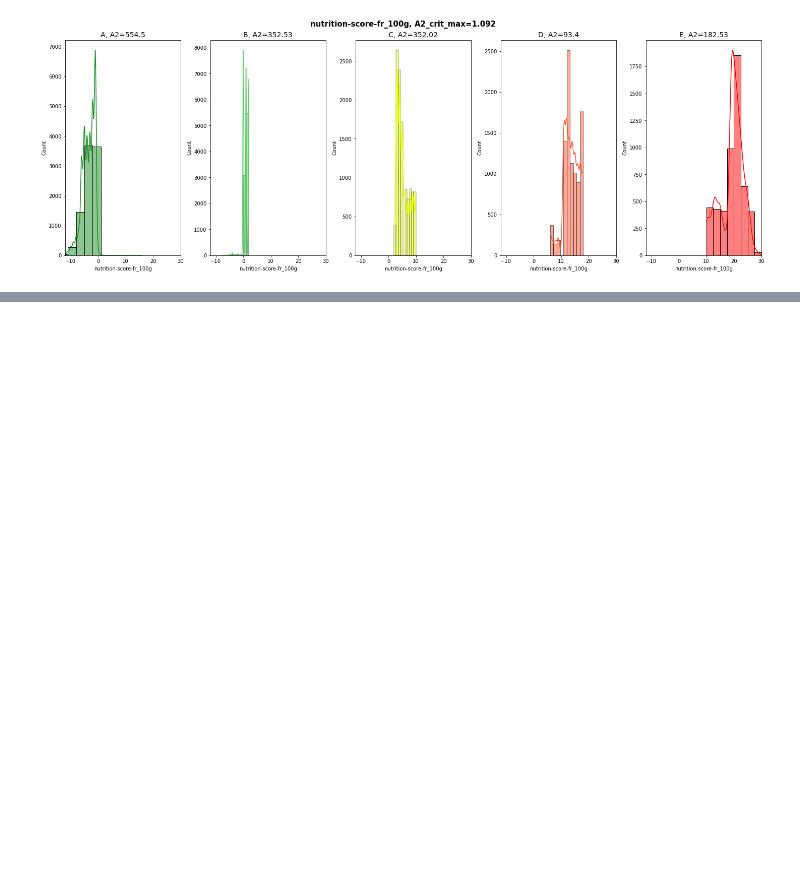
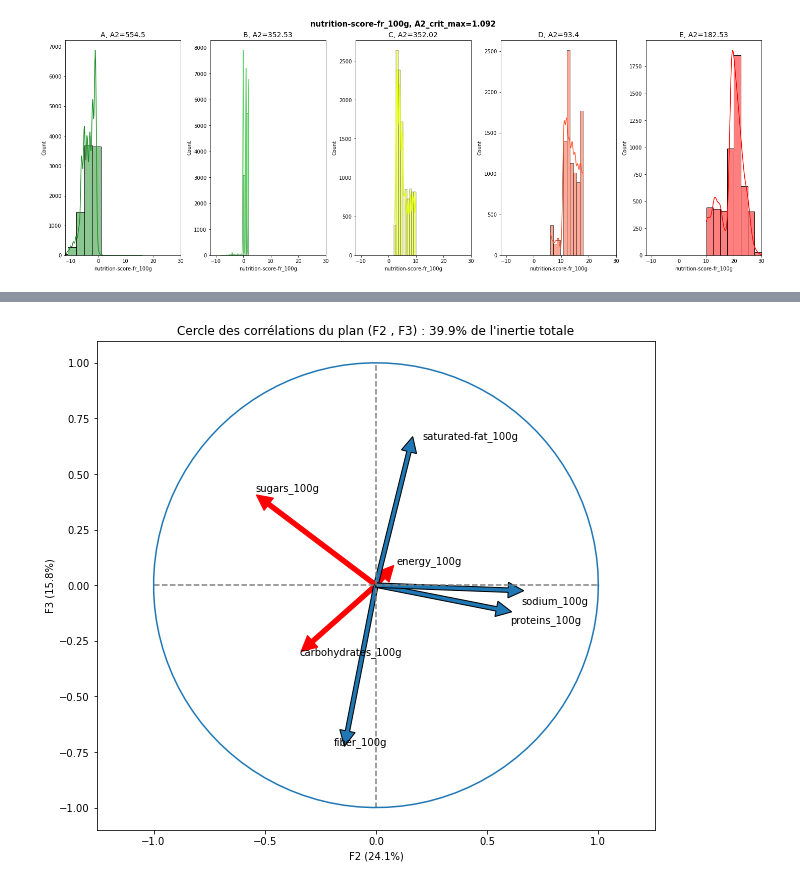
Before and after one commit to jkomb/P2---Application-Sante--Publique, a Jupyter notebook: KOMBEM_Jonathan_1_notebook_exploration_082022.ipynb, the cells around one changed output, grey strips where cells are left out. Drawn from its saved outputs; the diff is of its cells as text; code cells hidden in the pictures; blank space fills up the shorter version.

```diff
--- a/KOMBEM_Jonathan_1_notebook_exploration_082022.ipynb
+++ b/KOMBEM_Jonathan_1_notebook_exploration_082022.ipynb
@@ -773,0 +755,4 @@ columns_to_drop = ['code', 'url', 'last_modified_datetime', 'product_name', 'bra
+# %%
+ACP_functions.display_corr_circle(pca, (1,2), cols_val_nutri)
+# %% [output]
+[figure, added]
```
Also changed, not shown: parts of 82 cells of this notebook, 1 other file.
